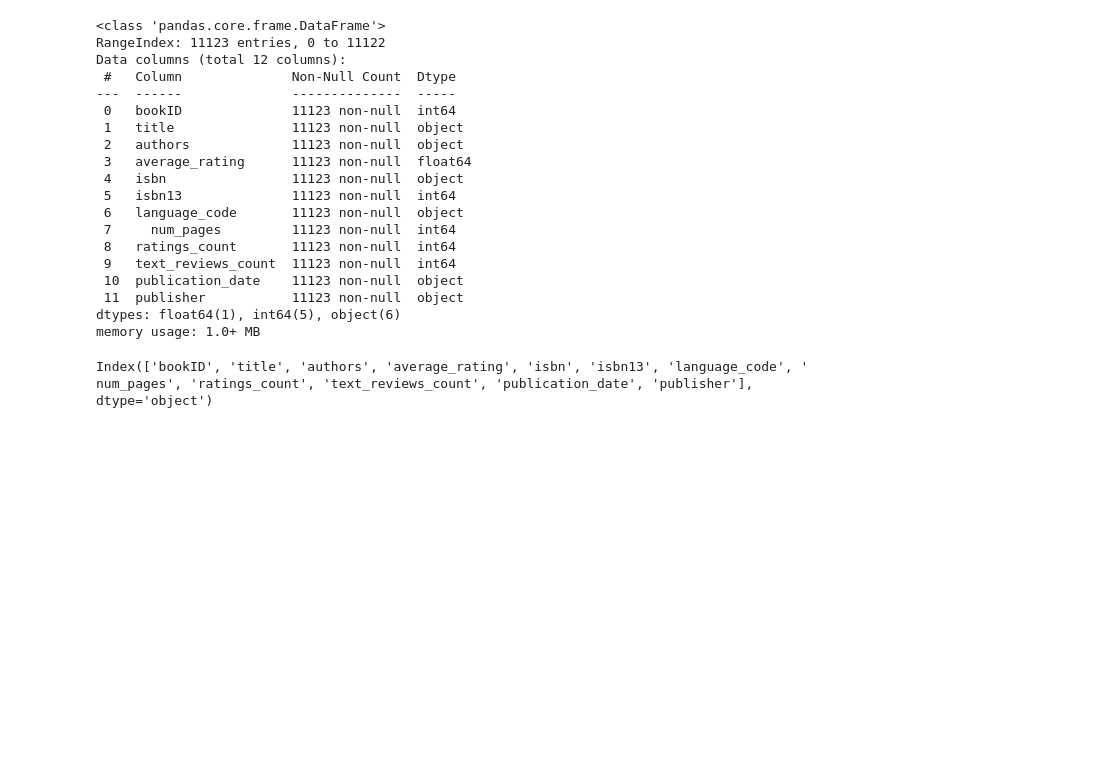
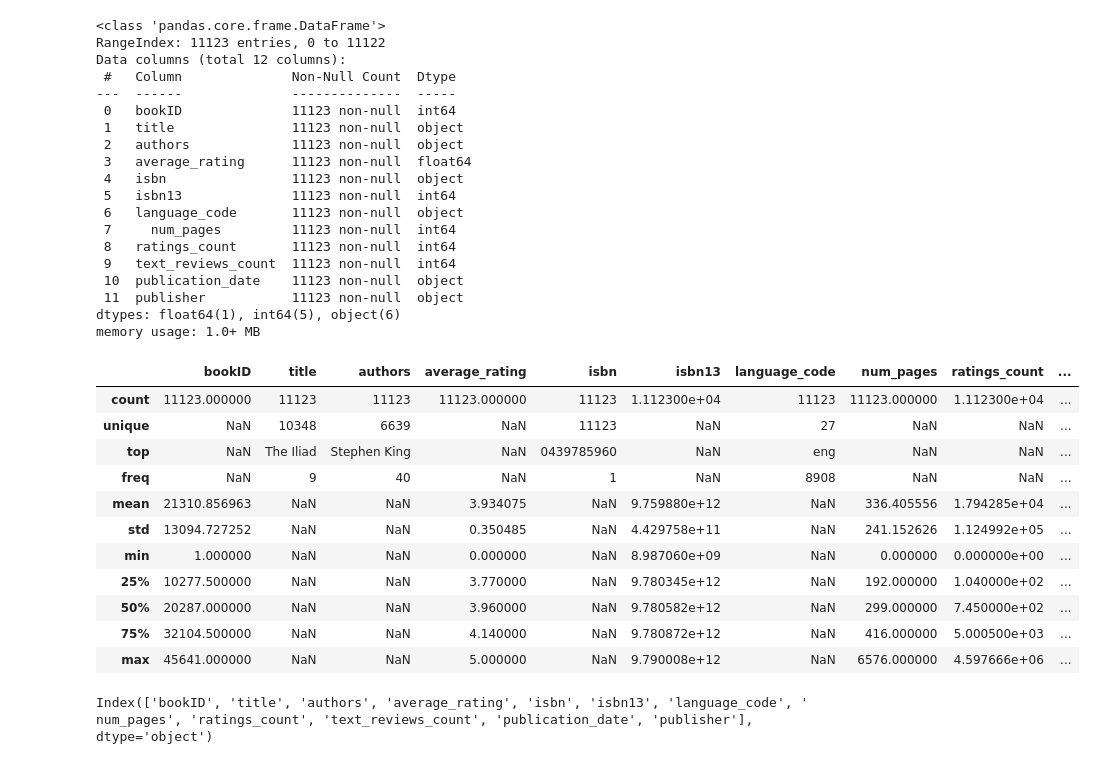
Before and after one commit to dcarriel-dsti/BookRatingML, a Jupyter notebook: Cleaning Ops from Excel.ipynb, the cells around one changed output. Drawn from its saved outputs; the diff is of its cells as text; code cells hidden in the pictures; blank space fills up the shorter version.

```diff
--- a/Cleaning Ops from Excel.ipynb
+++ b/Cleaning Ops from Excel.ipynb
@@ -97,6 +98,29 @@ Data columns (total 12 columns):
  11  publisher           11123 non-null  object
 dtypes: float64(1), int64(5), object(6)
 memory usage: 1.0+ MB
+# %%
+df.describe(include='all')
+# We observe some redundancy in titles (10348 unique)
+# We observe some redundancy in Authors (6639 unique), Stephen King has the most works
+# We observe 27 unique languages, with eng books dominating the dataset (8908)
+# There are 2290 unique publishers with Vintage being the most common (318 works)
+# Average Rating mean is 3.93, 25% is 3.77, median is 3.96, 75% is 4.14. Ratings are mostly high and spread is small (std : 0.35). Skewness seems low
+# num_pages mean is 336 vs median 299, exhibits some skewness because of outliers (top 6576)
+# ratings_count mean is 1.79e+04 vs median 7.45e+02, exhibiting strong skewness as top value is > 1e+6
+# text_reviews_count mean is 542 vs median 47, exhibiting high skewness with a top value of 94265
+# %% [output]
+|  | bookID | title | authors | average_rating | isbn | isbn13 | language_code | num_pages | ratings_count | ... |
+| count | 11123.000000 | 11123 | 11123 | 11123.000000 | 11123 | 1.112300e+04 | 11123 | 11123.000000 | 1.112300e+04 | ... |
+| unique | NaN | 10348 | 6639 | NaN | 11123 | NaN | 27 | NaN | NaN | ... |
+| top | NaN | The Iliad | Stephen King | NaN | 0439785960 | NaN | eng | NaN | NaN | ... |
+| freq | NaN | 9 | 40 | NaN | 1 | NaN | 8908 | NaN | NaN | ... |
+| mean | 21310.856963 | NaN | NaN | 3.934075 | NaN | 9.759880e+12 | NaN | 336.405556 | 1.794285e+04 | ... |
+| std | 13094.727252 | NaN | NaN | 0.350485 | NaN | 4.429758e+11 | NaN | 241.152626 | 1.124992e+05 | ... |
+| min | 1.000000 | NaN | NaN | 0.000000 | NaN | 8.987060e+09 | NaN | 0.000000 | 0.000000e+00 | ... |
+| 25% | 10277.500000 | NaN | NaN | 3.770000 | NaN | 9.780345e+12 | NaN | 192.000000 | 1.040000e+02 | ... |
+| 50% | 20287.000000 | NaN | NaN | 3.960000 | NaN | 9.780582e+12 | NaN | 299.000000 | 7.450000e+02 | ... |
+| 75% | 32104.500000 | NaN | NaN | 4.140000 | NaN | 9.780872e+12 | NaN | 416.000000 | 5.000500e+03 | ... |
+| max | 45641.000000 | NaN | NaN | 5.000000 | NaN | 9.790008e+12 | NaN | 6576.000000 | 4.597666e+06 | ... |
 # %%
 # show column names in list
 df.columns
```
Also changed, not shown: parts of 2 cells of this notebook, 7 other files.
